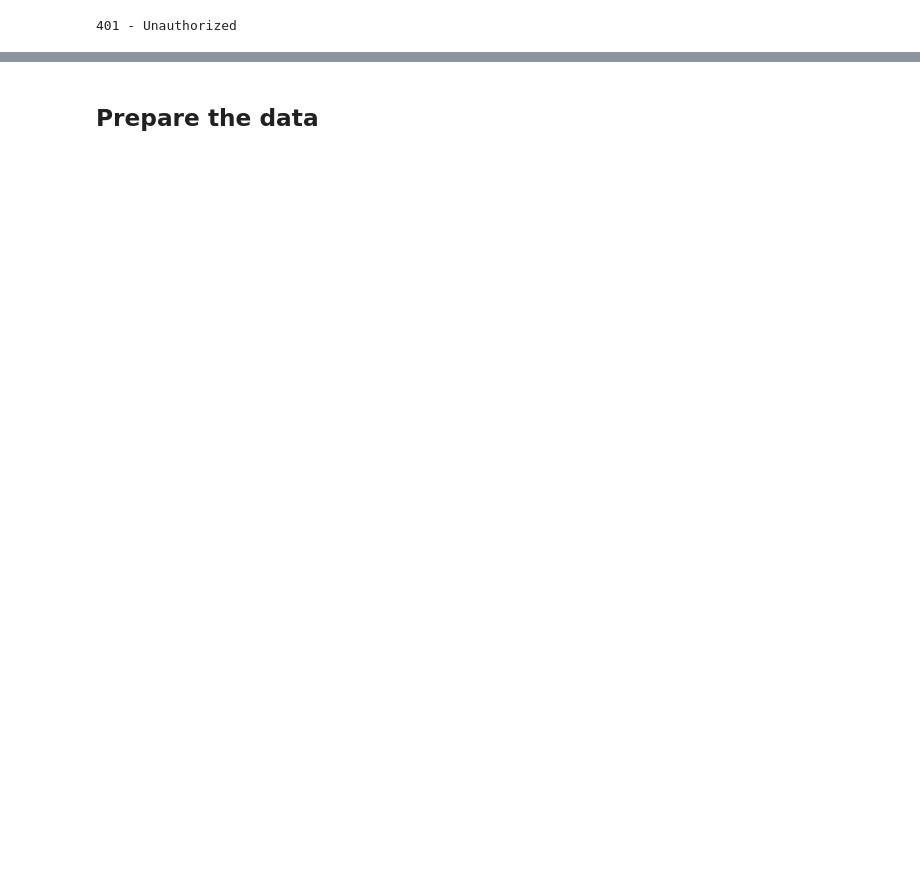
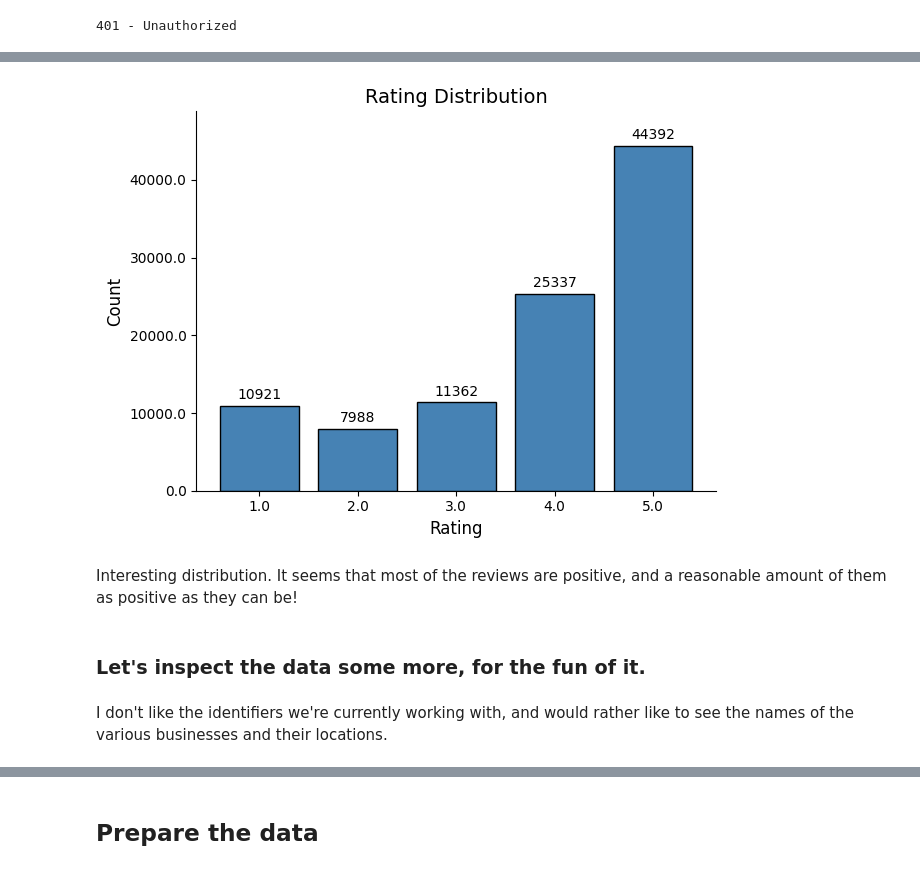
Before and after one commit to de-lachende-cavalier/amd-project, a Jupyter notebook: dl_notebook.ipynb, the cells around one changed output, grey strips where cells are left out. Cells and saved outputs as stored; diff of their text form; code cells hidden in the pictures; blank space fills up the shorter version.

```diff
--- a/dl_notebook.ipynb
+++ b/dl_notebook.ipynb
@@ -155,0 +67,7 @@ map_obj
+# %%
+# adjust the kwarg 'max_nl' depending on how much time you're willing to wait and how much RAM is available (leave None if you want to read the whole file)
+def read_to_dataframe(file, max_nl=None):
+  with open(file, 'r') as f:
+    data = [json.loads(line) for line in f] if max_nl is None else [json.loads(next(f)) for _ in range(max_nl)]
+
+  return pd.DataFrame(data)
@@ -155,0 +80,4 @@ map_obj
+# %%
+review_file = "yelp_academic_dataset_review.json"
+# %%
+review_df = read_to_dataframe(data_dir + review_file, max_nl=100_000)
@@ -155,0 +97,2 @@ map_obj
+# %%
+review_df.drop(columns=['useful', 'funny', 'cool'], inplace=True) # it's no use carrying useless data around...
@@ -155,0 +134,43 @@ map_obj
+# %%
+# sort the ratings in ascending order
+sorted_ratings = review_df['stars'].value_counts().sort_index()
+
+# Create a bar plot
+fig, ax = plt.subplots()
+
+ax.bar(sorted_ratings.index, sorted_ratings.values, color='steelblue', edgecolor='black')
+
+# set plot title and labels
+ax.set_title('Rating Distribution', fontsize=14)
+ax.set_xlabel('Rating', fontsize=12)
+ax.set_ylabel('Count', fontsize=12)
+
+# customize the tick labels and axis limits
+ax.set_xticks(sorted_ratings.index)
+ax.set_xticklabels(sorted_ratings.index, fontsize=10)
+
+ax.yaxis.set_major_locator(ticker.FixedLocator(ax.get_yticks()))
+ax.set_yticklabels(ax.get_yticks(), fontsize=10)
+ax.set_ylim(0, sorted_ratings.max() * 1.1)
+
+# Remove spines and add grid lines
+ax.spines['top'].set_visible(False)
+ax.spines['right'].set_visible(False)
+
+# Add data labels above each bar
+for x, y in zip(sorted_ratings.index, sorted_ratings.values):
+    ax.text(x, y + 0.02 * sorted_ratings.max(), str(y), ha='center', fontsize=10)
+
+# Adjust the figure layout
+fig.tight_layout()
+
+# Show the plot
+plt.show()
+# %% [output]
+[figure, added]
+# %% [markdown]
+Interesting distribution. It seems that most of the reviews are positive, and a reasonable amount of them as positive as they can be!
+# %% [markdown]
+### Let's inspect the data some more, for the fun of it.
+# %% [markdown]
+I don't like the identifiers we're currently working with, and would rather like to see the names of the various businesses and their locations.
```
Also changed, not shown: parts of 87 cells of this notebook.
